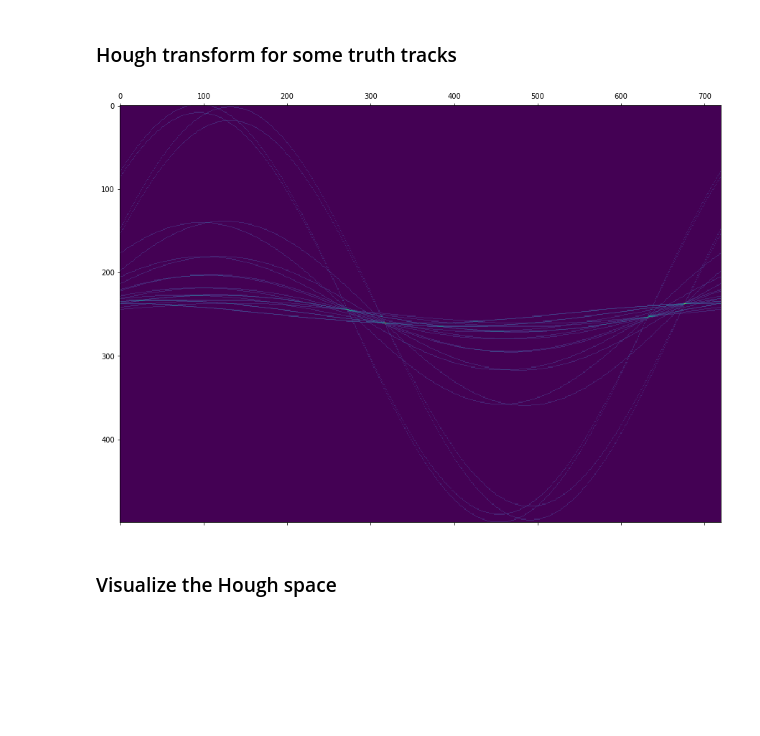
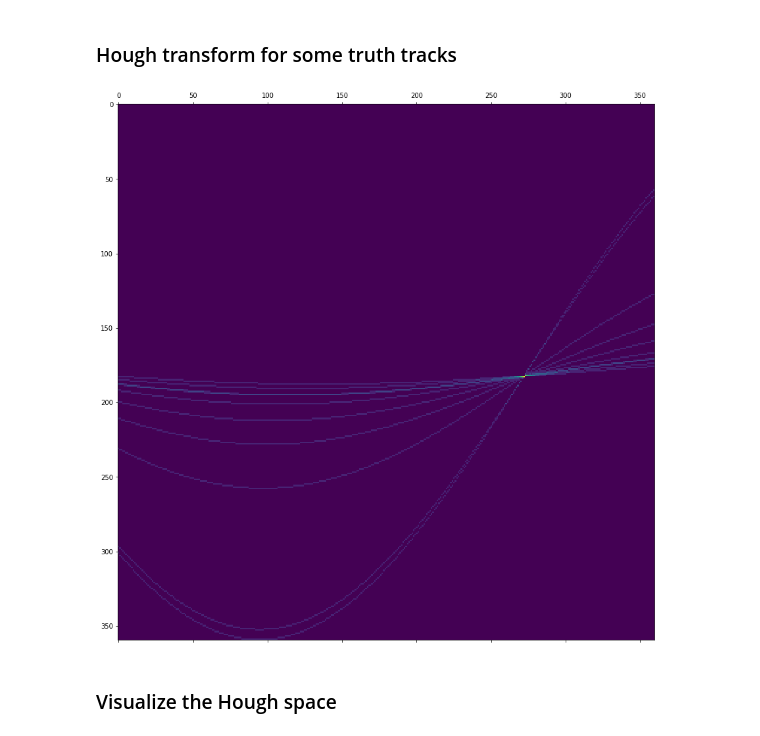
Before and after one commit to MaxHolmberg96/track-estimation-ML, a Jupyter notebook: houghTransform.ipynb, the cells around one changed output. Drawn from its saved outputs; the diff is of its cells as text; code cells hidden in the pictures; blank space fills up the shorter version.

```diff
--- a/houghTransform.ipynb
+++ b/houghTransform.ipynb
@@ -43,8 +43,8 @@ selected_truth = truth.iloc[selected_indices]
 plt.figure(figsize=(10,10))
 ax = plt.axes()
 # Separate the tracks
-tracks = selected_truth.particle_id.unique()[1::200]
-tracks = [tracks[22], tracks[14]]
+tracks = selected_truth.particle_id.unique()[1::100]
+tracks = [tracks[44]]
 print(len(selected_truth.particle_id.unique()))
 print(len(tracks))
 for track in tracks:
@@ -138,37 +138,37 @@ for p in allTrackPoints:
         thirdQuad = np.vstack([thirdQuad, p])
     elif p[0] > 0 and p[1] < 0:
         fourthQuad = np.vstack([fourthQuad, p])
 
 # Assign values to hough space
 from math import pi
 maxRho = max([np.linalg.norm(p) for p in allTrackPoints])
 minRho = -maxRho
 # -pi / 2 -> pi / 2 works best
-minTheta = -pi
+minTheta = 0
 maxTheta = pi - 10**-10
 # Best values seem to be 250 and 360 respectively
-nrBinsRho = 500
-nrBinsTheta = 720
+nrBinsRho = 360
+nrBinsTheta = 360
 
 accumulator, maxRho, minRho, nrBinsRho, nrBinsTheta, thetas = createHoughSpace(allTrackPoints, minRho, maxRho, minTheta, maxTheta, nrBinsRho, nrBinsTheta)
 
 
 #maxRho = max([np.linalg.norm(p) for p in allTrackPoints])
 #minRho = -maxRho
 # -pi / 2 -> pi / 2 works best
 #minTheta = -pi / 2 + 10**-5
 #maxTheta = pi / 2
 # Best values seem to be 250 and 360 respectively
 #nrBinsRho = 250
 #nrBinsTheta = 360
 
 #accumulator, maxRho, minRho, nrBinsRho, nrBinsTheta, thetas = createHoughSpace(allTrackPoints, minRho, maxRho, minTheta, maxTheta, nrBinsRho, nrBinsTheta)
 plt.figure(figsize=(15, 15))
 ax = plt.axes()
 ax.matshow(accumulator)
 plt.show()
 # %% [output]
-[figure, old version]
+[figure, new version]
 # %% [markdown]
 ### Visualize the Hough space
 # %%
```
Also changed, not shown: parts of 10 cells of this notebook, 2 other files.
